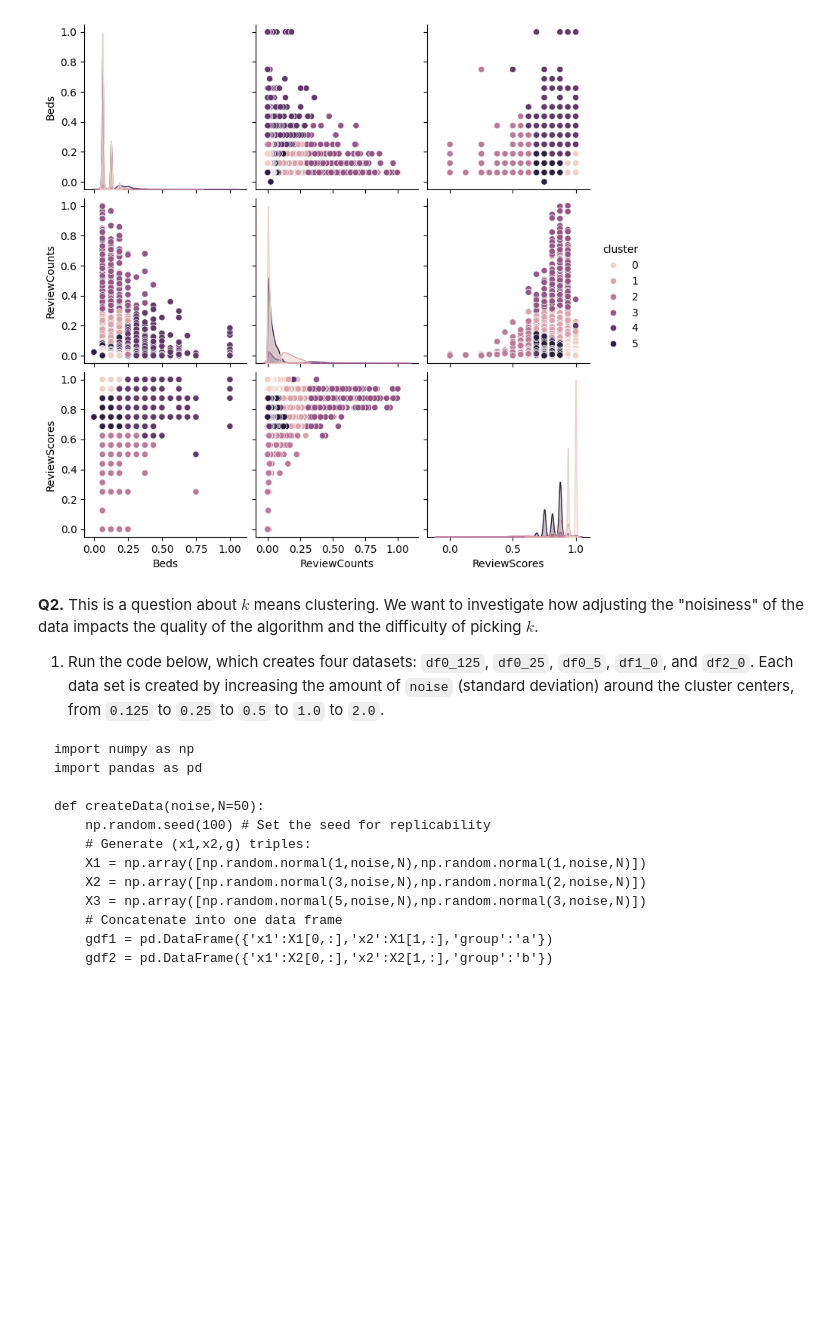
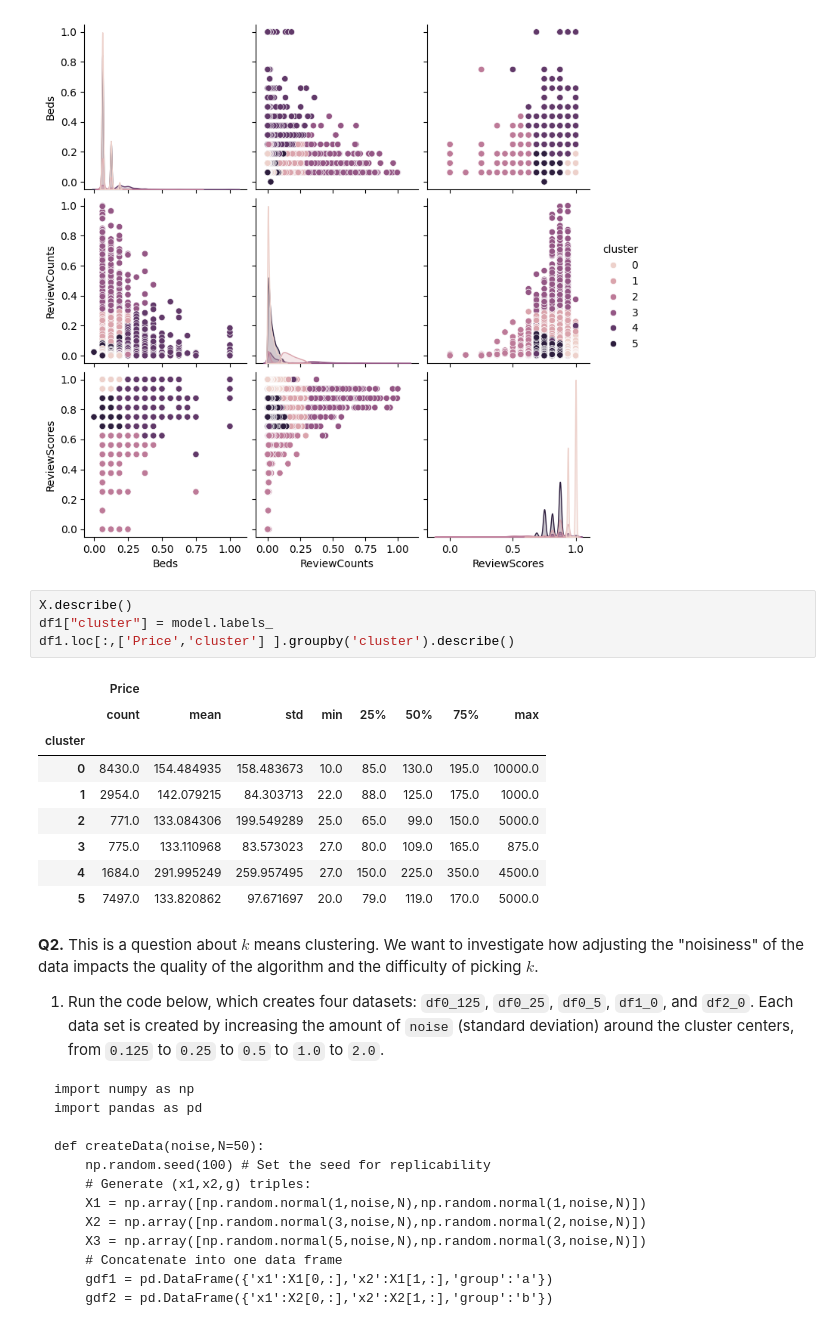
Before and after one commit to chrisjwkim/kmc, a Jupyter notebook: assignment_kmc.ipynb, the cells around one changed output. Cells and saved outputs as stored; diff of their text form; blank space fills up the shorter version.

```diff
--- a/assignment_kmc.ipynb
+++ b/assignment_kmc.ipynb
@@ -77,6 +80,20 @@ sns.pairplot(X,hue="cluster")
 # %% [output]
 <seaborn.axisgrid.PairGrid at 0x...>
 [figure]
+# %%
+X.describe()
+df1["cluster"] = model.labels_
+df1.loc[:,['Price','cluster'] ].groupby('cluster').describe()
+# %% [output]
+|  | Price |  |  |  |  |  |  |  |
+|  | count | mean | std | min | 25% | 50% | 75% | max |
+| cluster |  |  |  |  |  |  |  |  |
+| 0 | 8430.0 | 154.484935 | 158.483673 | 10.0 | 85.0 | 130.0 | 195.0 | 10000.0 |
+| 1 | 2954.0 | 142.079215 | 84.303713 | 22.0 | 88.0 | 125.0 | 175.0 | 1000.0 |
+| 2 | 771.0 | 133.084306 | 199.549289 | 25.0 | 65.0 | 99.0 | 150.0 | 5000.0 |
+| 3 | 775.0 | 133.110968 | 83.573023 | 27.0 | 80.0 | 109.0 | 165.0 | 875.0 |
+| 4 | 1684.0 | 291.995249 | 259.957495 | 27.0 | 150.0 | 225.0 | 350.0 | 4500.0 |
+| 5 | 7497.0 | 133.820862 | 97.671697 | 20.0 | 79.0 | 119.0 | 170.0 | 5000.0 |
 # %% [markdown]
 **Q2.** This is a question about $k$ means clustering. We want to investigate how adjusting the "noisiness" of the data impacts the quality of the algorithm and the difficulty of picking $k$.
 
```
Also changed, not shown: parts of 2 cells of this notebook.
